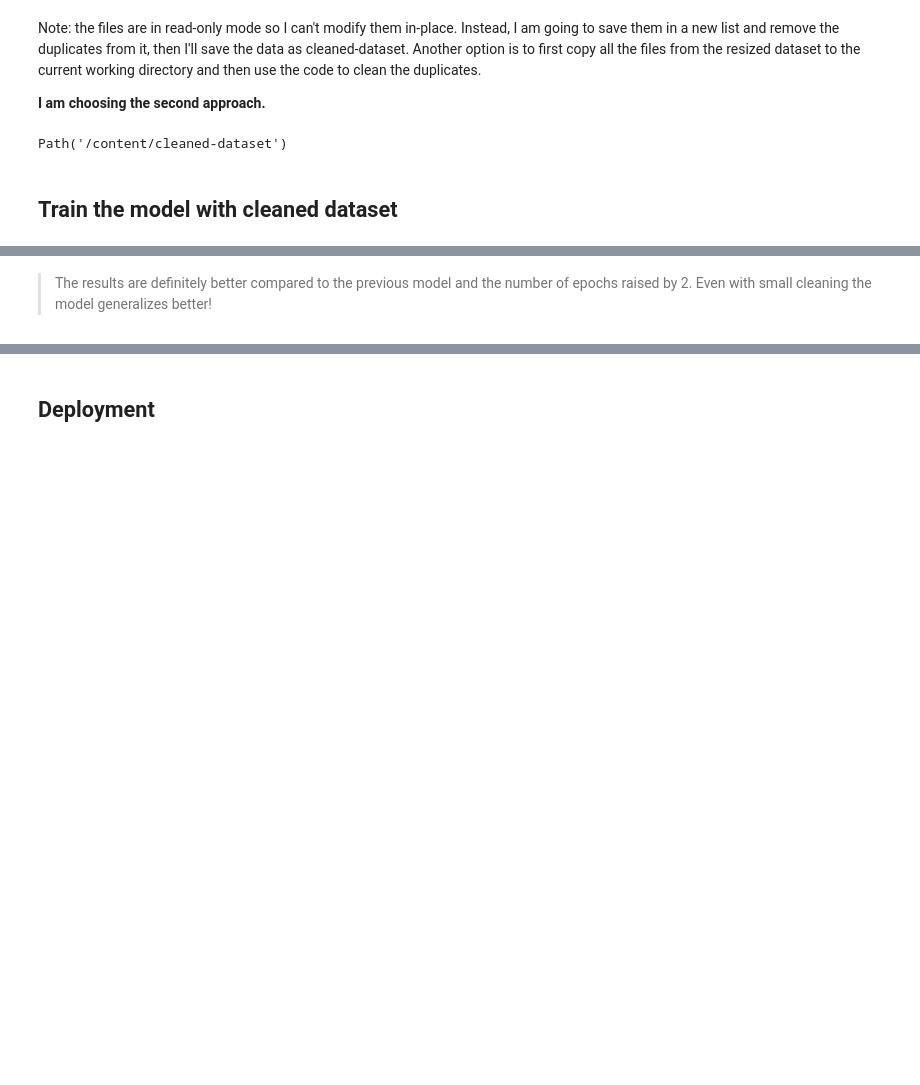
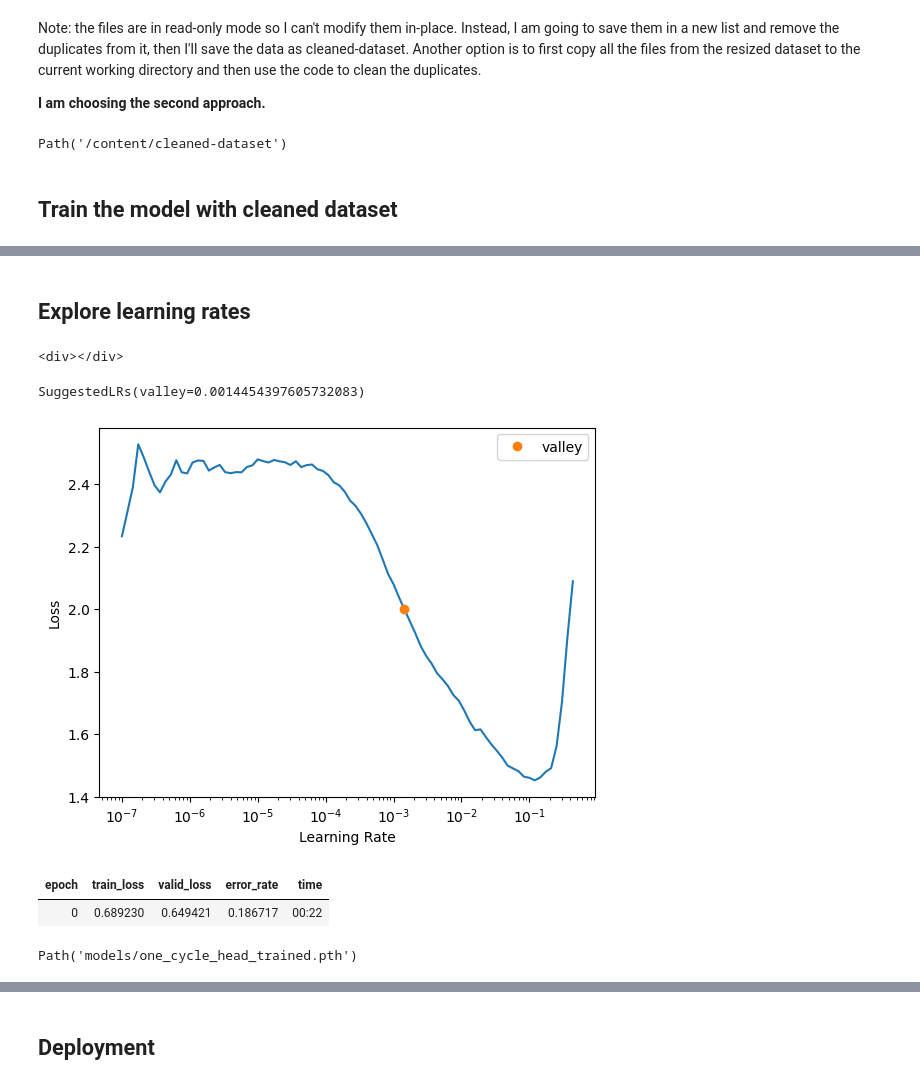
Before and after one commit to aviram421/mri-tumor-classification, a Jupyter notebook: tumor-classification-model.ipynb, the cells around one changed output, grey strips where cells are left out. Cells and saved outputs as stored; diff of their text form; code cells hidden in the pictures; blank space fills up the shorter version.

```diff
--- a/tumor-classification-model.ipynb
+++ b/tumor-classification-model.ipynb
@@ -266,2 +274,17 @@ interp.plot_confusion_matrix()
-# %% [markdown]
-> The results are definitely better compared to the previous model and the number of epochs raised by 2. Even with small cleaning the model generalizes better!
+# %% [markdown]
+## Explore learning rates
+# %%
+set_seed(42, reproducible=True)
+learn_lr = vision_learner(dls, resnet18, metrics=error_rate)
+learn_lr.lr_find()
+# %% [output]
+<div></div>
+SuggestedLRs(valley=0.0014454397605732083)
+[figure, added]
+# %%
+learn_lr.fit_one_cycle(1, lr_max=1e-3)
+learn_lr.save('one_cycle_head_trained')
+# %% [output]
+| epoch | train_loss | valid_loss | error_rate | time |
+| 0 | 0.689230 | 0.649421 | 0.186717 | 00:22 |
+Path('models/one_cycle_head_trained.pth')
```
Also changed, not shown: parts of 22 cells of this notebook.
